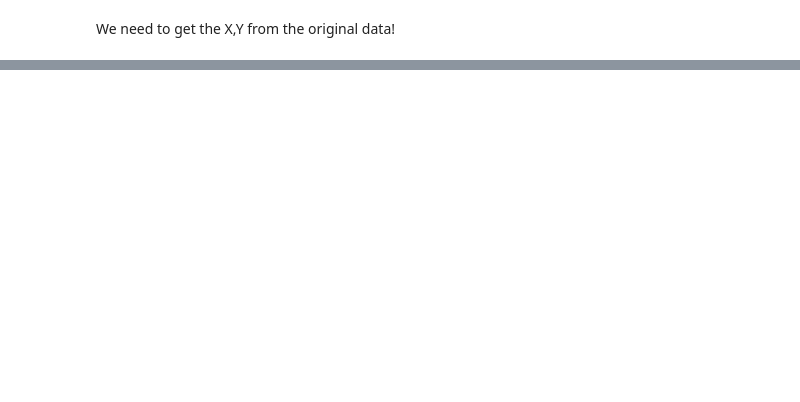
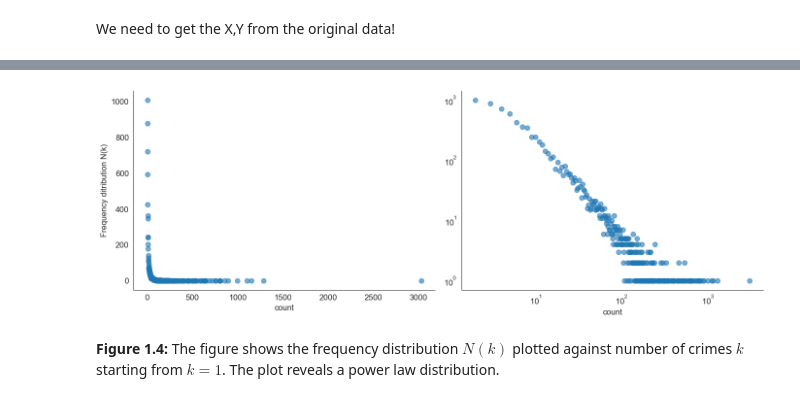
Before and after one commit to sterlie/socialdata_1, a Jupyter notebook: report_1.ipynb, the cells around one changed output, grey strips where cells are left out. Saved outputs shown, nothing was run; the diff lists cells and outputs as text; code cells hidden in the pictures; blank space fills up the shorter version.

```diff
--- a/report_1.ipynb
+++ b/report_1.ipynb
@@ -236,0 +254,14 @@ Name: count, dtype: int64
+# %%
+# Step 0: Find the top 3 most common focus crimes by incident count
+crime_counts = df_focus['Category'].value_counts()
+print("Crime counts in focus categories:")
+print(crime_counts)
+print()
+
+top_crime = crime_counts.head(1).index.tolist()
+print(f"Top 4 most common focus crimes:")
+for i, crime in enumerate(top_crime, 1):
+    print(f"  {i}. {crime} ({crime_counts[crime]} incidents)")
+
+# We'll analyze all three crimes
+crimes_to_analyze = top_crime
@@ -236,0 +374,44 @@ Name: count, dtype: int64
+# %%
+# Plot N(k) vs k+1 for all crimes
+fig, axes = plt.subplots(1, 2, figsize=(14, 5))
+sns.despine()
+sns.set_style("white")
+sns.set_palette("tab10")
+plt.rcParams['font.family'] = 'sans-serif'
+plt.rcParams['font.size'] = 12
+
+for crime in crimes_to_analyze:
+    # Filter data for this crime type
+    crime_df = df_focus[df_focus['Category'] == crime]
+    crime_counts = crime_df.groupby(["xBin", "yBin"]).size()
+
+    # Get the frequency distribution N(k)
+    incident_freq = crime_counts.value_counts().sort_index()
+
+    # k+1 (shift by 1 to avoid log(0))
+    k_plus_1 = incident_freq.index + 1
+    N_k = incident_freq.values
+
+    # Linear plot
+    axes[0].scatter(k_plus_1, N_k, label=crime.title(), alpha=0.6, s=50)
+
+    # Log-log plot
+    axes[1].scatter(k_plus_1, N_k, label=crime.title(), alpha=0.6, s=50)
+
+# Linear axes plot
+axes[0].set_xlabel('count', fontsize=12)
+axes[0].set_ylabel('Frequency ditribution N(k)', fontsize=12)
+
+# Log-log axes plot
+axes[1].set_xlabel('count', fontsize=12)
+axes[1].set_xscale('log')
+axes[1].set_yscale('log')
+sns.despine(ax=axes[0])
+
+
+plt.tight_layout()
+plt.show()
+# %% [output]
+[figure, added]
+# %% [markdown]
+**Figure 1.4:** The figure shows the frequency distribution $N(k)$ plotted against number of crimes $k$ starting from $k=1$. The plot reveals a power law distribution.
```
Also changed, not shown: parts of 22 cells of this notebook, 1 other file.
